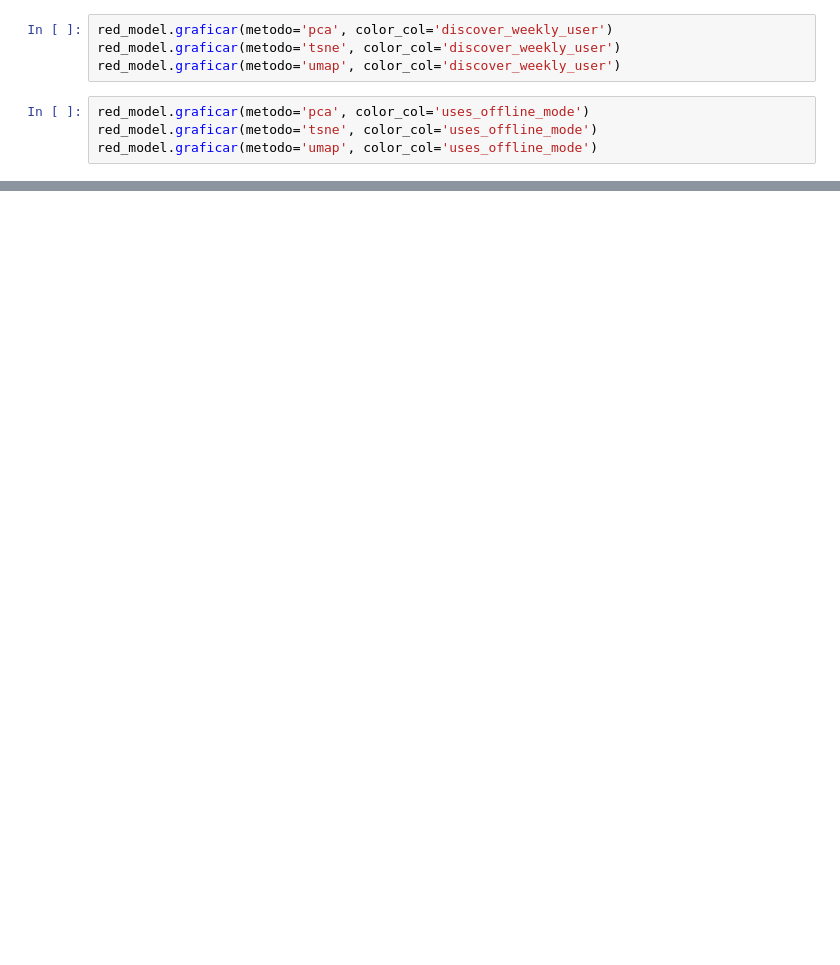
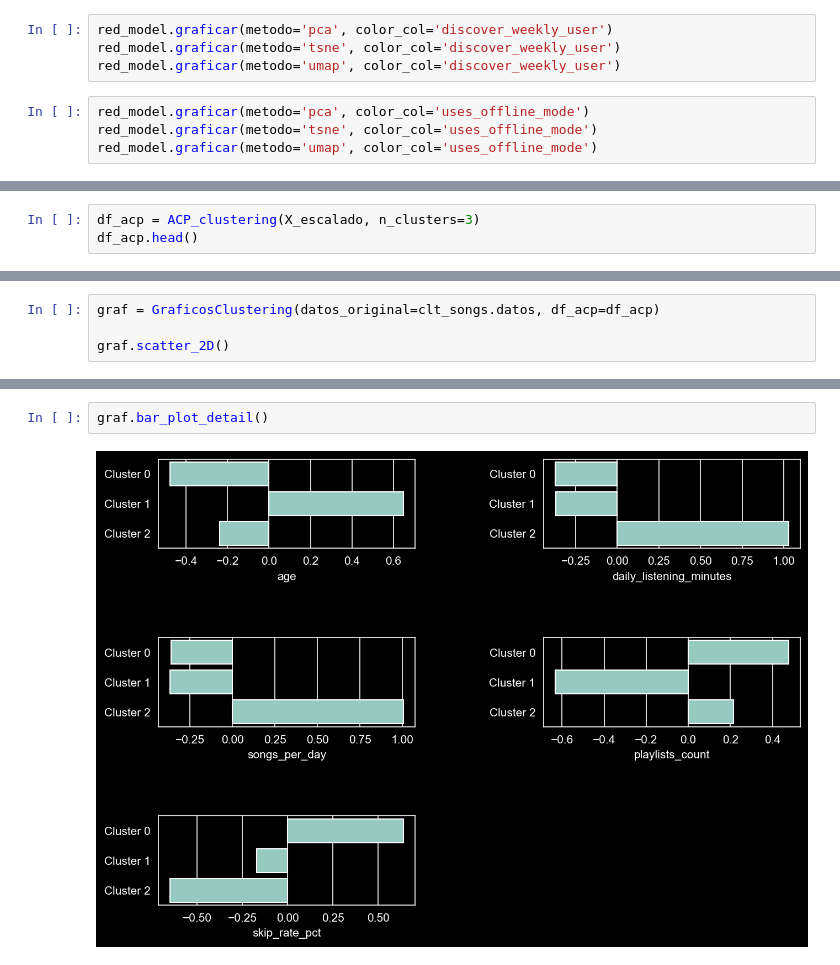
Before and after one commit to Isaakkko/Habitos-Musicales, a Jupyter notebook: HTML/PROYECTO.ipynb, the cells around one changed output, grey strips where cells are left out. Drawn from its saved outputs; the diff is of its cells as text; blank space fills up the shorter version.

Commit message:
ACP pruebas
Desarrollo clase acp y graficos

```diff
--- a/HTML/PROYECTO.ipynb
+++ b/HTML/PROYECTO.ipynb
@@ -557,0 +567,3 @@ red_model.graficar(metodo='umap', color_col='uses_offline_mode')
+# %%
+df_acp = ACP_clustering(X_escalado, n_clusters=3)
+df_acp.head()
@@ -557,0 +577,4 @@ red_model.graficar(metodo='umap', color_col='uses_offline_mode')
+# %%
+graf = GraficosClustering(datos_original=clt_songs.datos, df_acp=df_acp)
+
+graf.scatter_2D()
@@ -557,0 +587,4 @@ red_model.graficar(metodo='umap', color_col='uses_offline_mode')
+# %%
+graf.bar_plot_detail()
+# %% [output]
+[figure, added]
```
Also changed, not shown: parts of 15 cells of this notebook, 1 other file.
